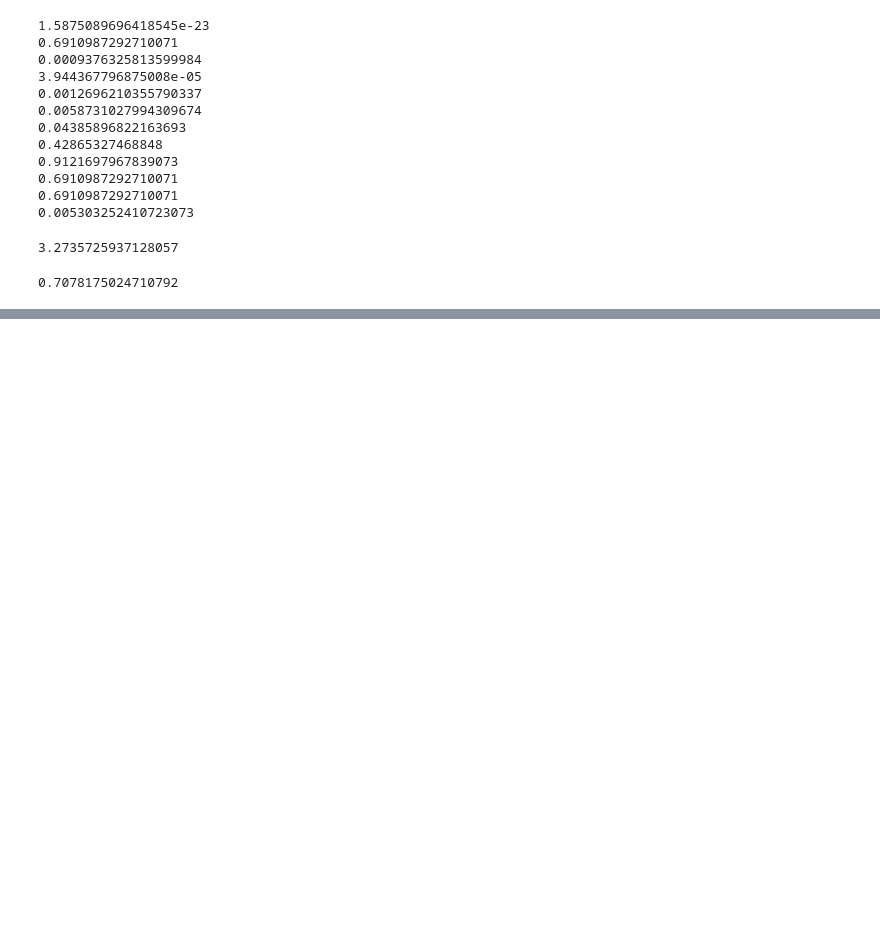
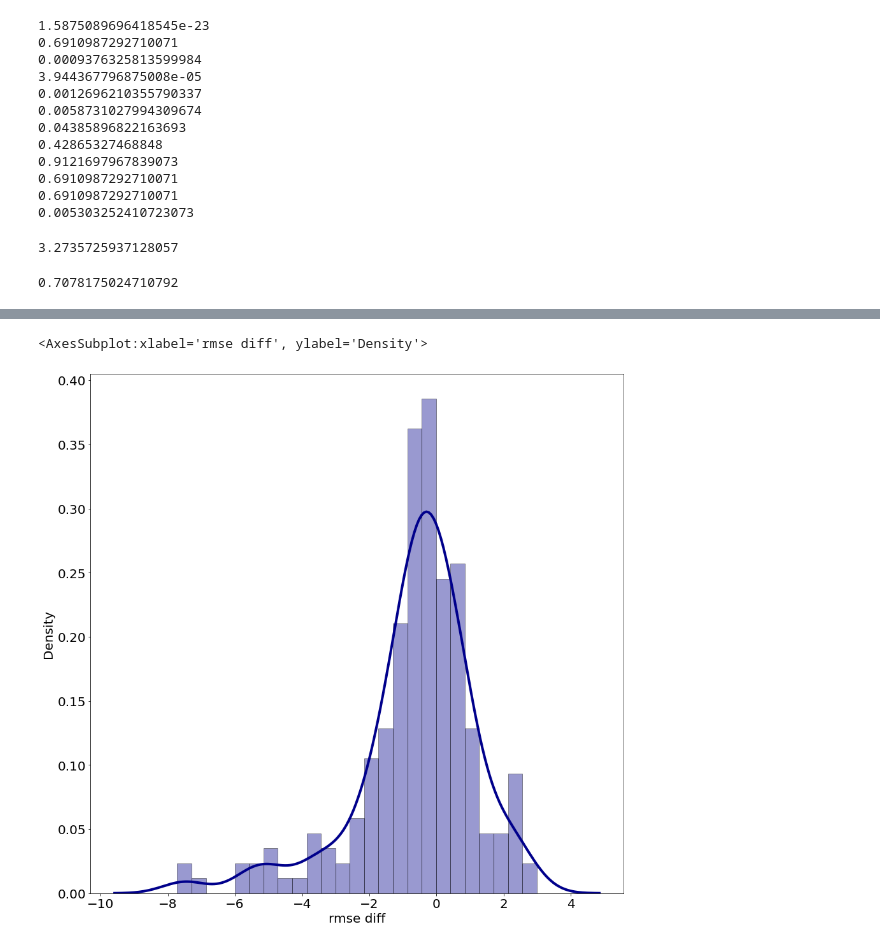
Before and after one commit to Igor-Tukh/boosting_trees_vs_lasso, a Jupyter notebook: notebooks/diabetest_arguments_wilcoxon.ipynb, the cells around one changed output, grey strips where cells are left out. Cells and saved outputs as stored; diff of their text form; code cells hidden in the pictures; blank space fills up the shorter version.

```diff
--- a/notebooks/diabetest_arguments_wilcoxon.ipynb
+++ b/notebooks/diabetest_arguments_wilcoxon.ipynb
@@ -411,0 +453,11 @@ np.mean(diffs['default'])
+# %%
+#!L
+plt.rcParams.update({ 'figure.figsize' : (15, 15), 'font.size' : 20 })
+sns.distplot(fixed_diffs['~LightGBM'], hist=True, kde=True,
+             bins=25, color = 'darkblue',
+             hist_kws={'edgecolor':'black'},
+             kde_kws={'linewidth': 4},
+             axlabel='rmse diff')
+# %% [output]
+<AxesSubplot:xlabel='rmse diff', ylabel='Density'>
+[figure, added]
```
Also changed, not shown: parts of 43 cells of this notebook, 3 other files.
